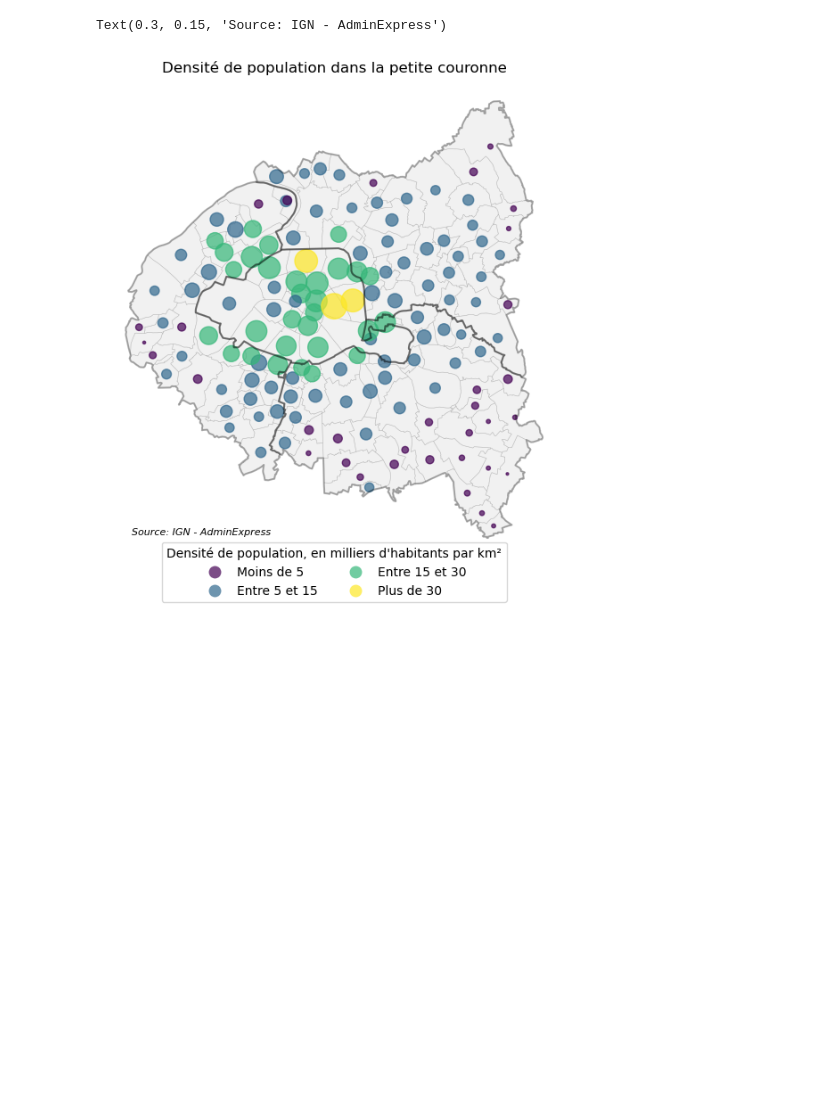
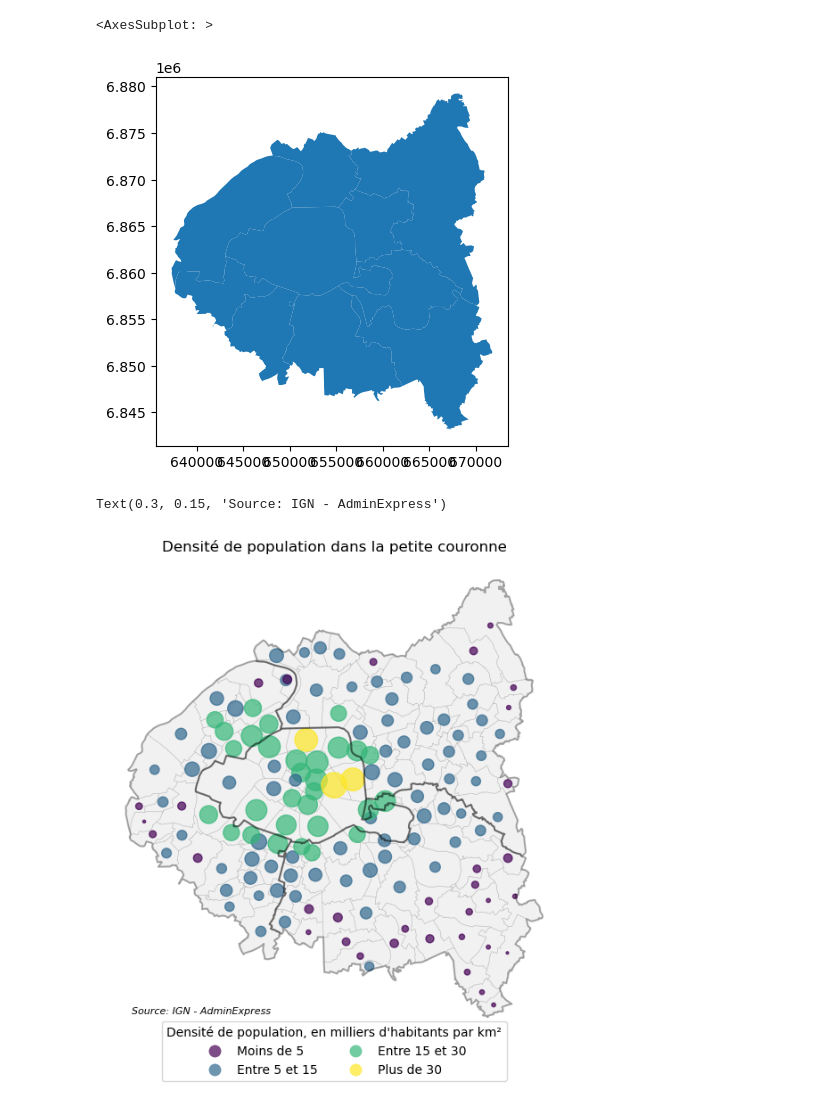
Before and after one commit to InseeFrLab/cartiflette, a Jupyter notebook: misc/carte_pitch.ipynb, the cells around one changed output. Saved outputs shown, nothing was run; the diff lists cells and outputs as text; code cells hidden in the pictures; blank space fills up the shorter version.

```diff
--- a/misc/carte_pitch.ipynb
+++ b/misc/carte_pitch.ipynb
@@ -4,10 +4,17 @@ import matplotlib.pyplot as plt
 
 from cartiflette.s3 import download_vectorfile_url_all
 df = download_vectorfile_url_all(
+    year = 2021,
     values = ["75", "92", "93", "94"],
-    level="COMMUNE_ARRONDISSEMENT",
+    level="ARRONDISSEMENT",
+    vectorfile_format = "gpkg",
     decoupage="departement")
 departements = df.dissolve("INSEE_DEP")
+# %%
+df.plot()
+# %% [output]
+<AxesSubplot: >
+[figure, added]
 # %%
 df['surface'] = df.area.div(10**6)
 df['densite'] = (df['POPULATION']/df['surface']).round()
```
Also changed, not shown: 3 other files.
